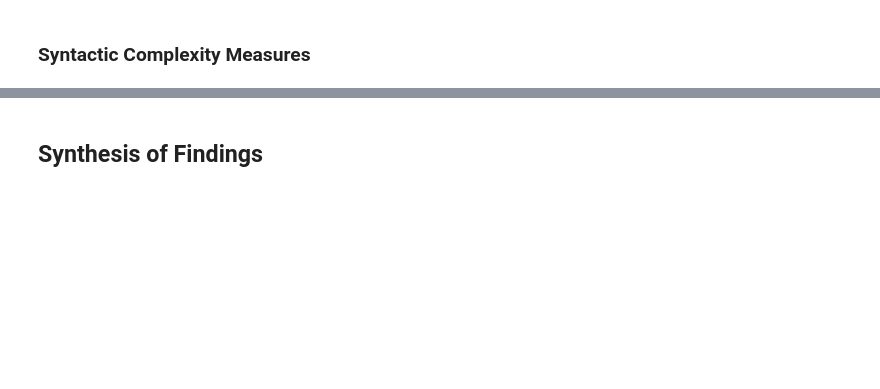
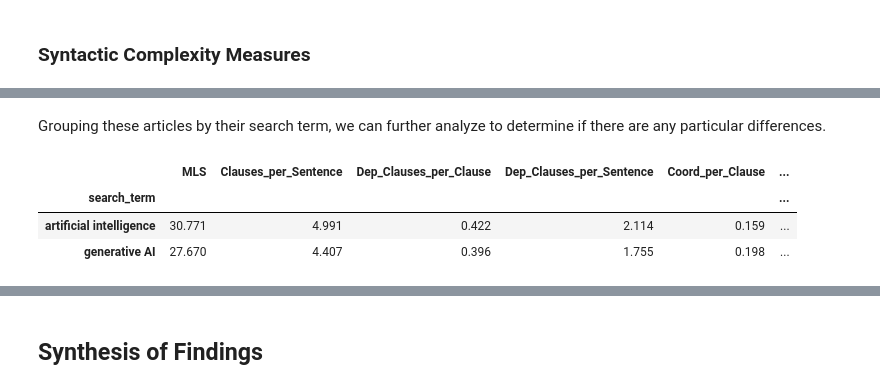
Before and after one commit to PeterdeGuzman/RAGuardianNews, a Jupyter notebook: reports/DataExploration.ipynb, the cells around one changed output, grey strips where cells are left out. Saved outputs shown, nothing was run; the diff lists cells and outputs as text; code cells hidden in the pictures; blank space fills up the shorter version.

```diff
--- a/reports/DataExploration.ipynb
+++ b/reports/DataExploration.ipynb
@@ -425,0 +759,10 @@ Write up details of Pearson Correlation results
+# %% [markdown]
+Grouping these articles by their search term, we can further analyze to determine if there are any particular differences.
+# %%
+# Example: mean syntactic measures by search_term
+syntactic_table_withsearchterm.groupby("search_term").mean(numeric_only=True)
+# %% [output]
+|  | MLS | Clauses_per_Sentence | Dep_Clauses_per_Clause | Dep_Clauses_per_Sentence | Coord_per_Clause | ... |
+| search_term |  |  |  |  |  | ... |
+| artificial intelligence | 30.771 | 4.991 | 0.422 | 2.114 | 0.159 | ... |
+| generative AI | 27.670 | 4.407 | 0.396 | 1.755 | 0.198 | ... |
```
Also changed, not shown: parts of 29 cells of this notebook, 5 other files.
